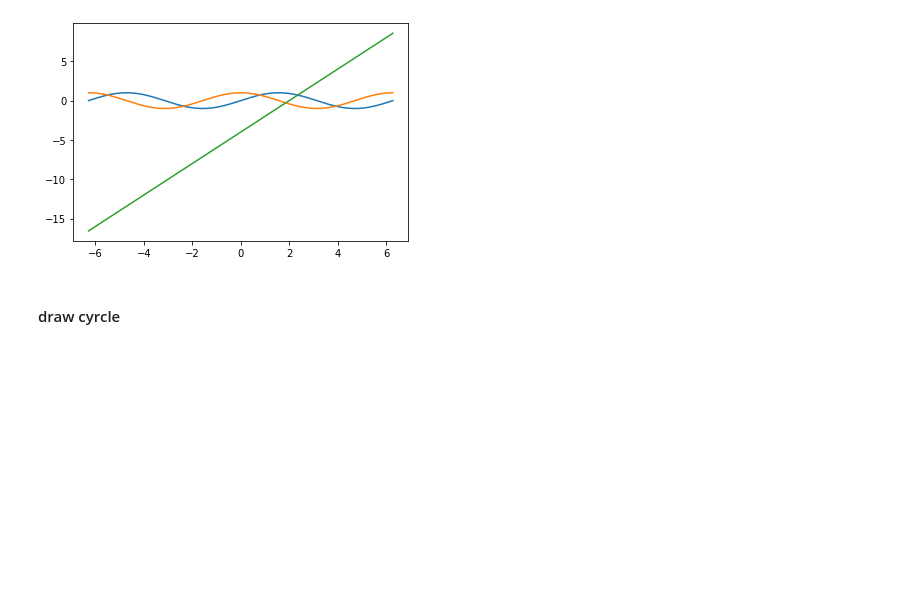
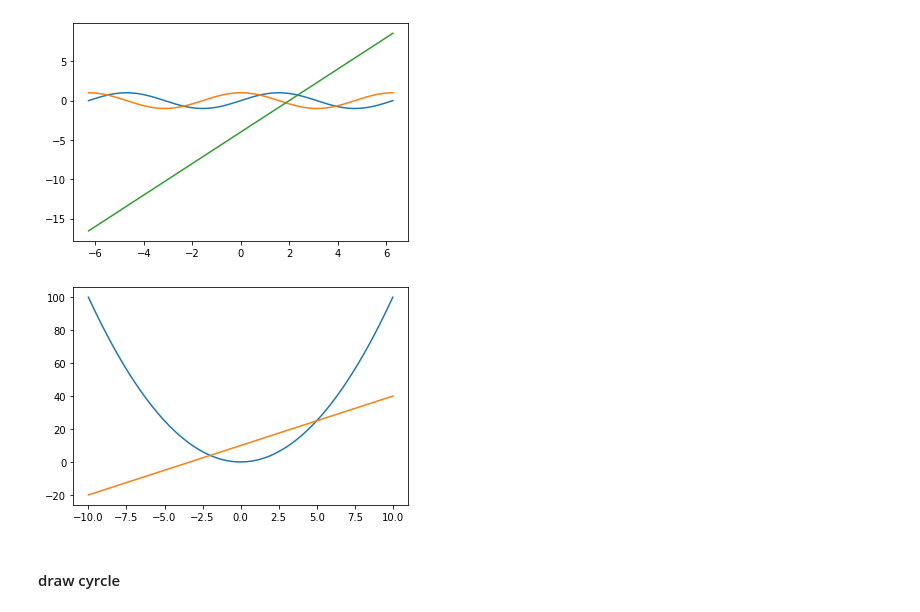
Before and after one commit to LuGeorgiev/Python-SoftUni, a Jupyter notebook: MathConceptsForDevelopers/02.Basic-AlgebraLectuer/Basic Linear Algebra Lecture.ipynb, the cells around one changed output. Saved outputs shown, nothing was run; the diff lists cells and outputs as text; code cells hidden in the pictures; blank space fills up the shorter version.

```diff
--- a/MathConceptsForDevelopers/02.Basic-AlgebraLectuer/Basic Linear Algebra Lecture.ipynb
+++ b/MathConceptsForDevelopers/02.Basic-AlgebraLectuer/Basic Linear Algebra Lecture.ipynb
@@ -122,12 +122,16 @@ def plot_math_functions(functions, x_min, x_max, num_point):
     for f in functions:
         y = f(x)
         plt.plot(x, y)
-    plt.gca().set_aspect("equal")
+    #plt.gca().set_aspect("equal")
     plt.show()
 # %%
 plot_math_functions([np.sin, np.cos, lambda x: 2*x -4], -2*np.pi, 2*np.pi, 5000)
 # %% [output]
 [figure]
+# %%
+plot_math_functions([lambda x: x**2, lambda x: 3*x +10], -10,10, 500)
+# %% [output]
+[figure, added]
 # %% [markdown]
 #### draw cyrcle
 # %%
```
